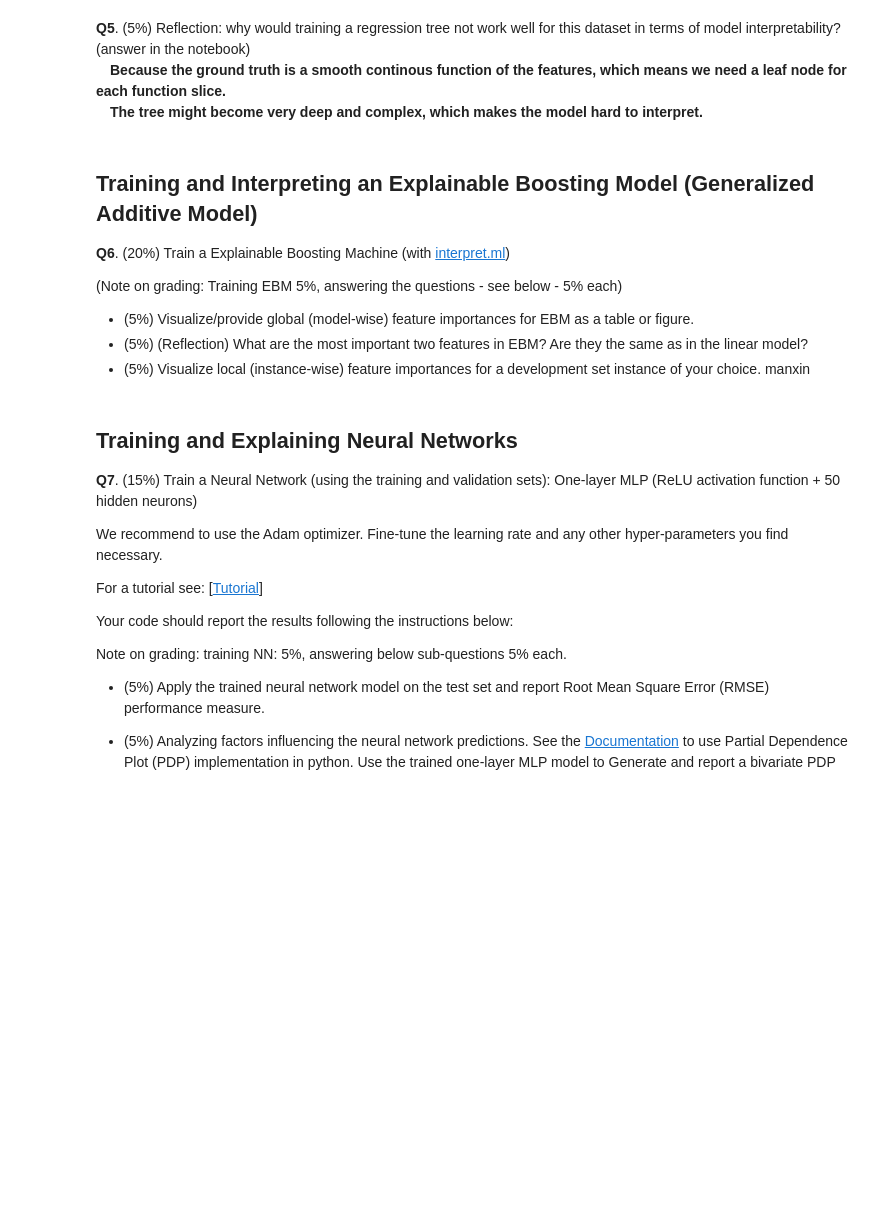
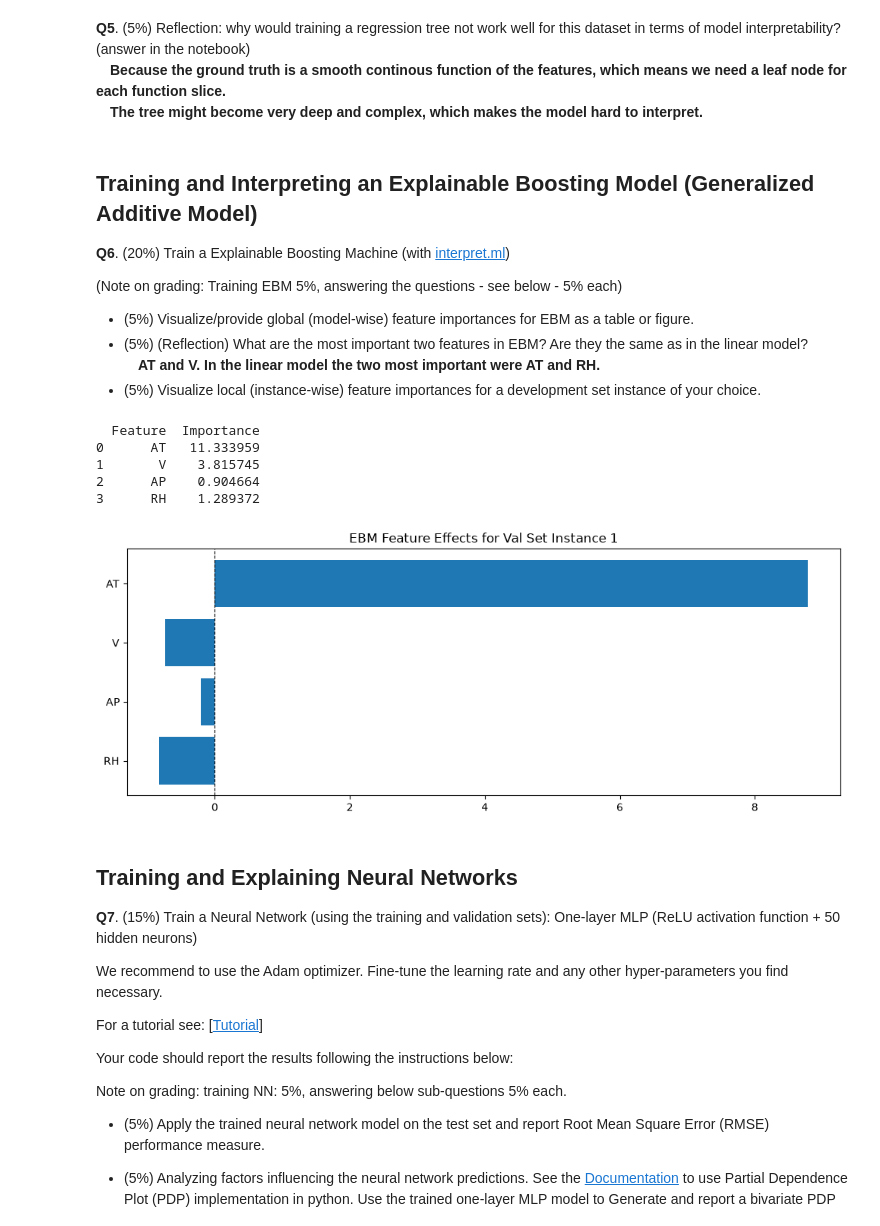
Before and after one commit to Maxouwe/MLBiihh, a Jupyter notebook: ML2026_assignment_4.ipynb, the cells around one changed output. Cells and saved outputs as stored; diff of their text form; code cells hidden in the pictures; blank space fills up the shorter version.

```diff
--- a/ML2026_assignment_4.ipynb
+++ b/ML2026_assignment_4.ipynb
@@ -202,5 +203,5 @@ Non-normalized weight of ambient temperature: -1.9998566489042697
 
 * (5%) Visualize/provide global (model-wise) feature importances for EBM as a table or figure.
 * (5%) (Reflection) What are the most important two features in EBM? Are they the same as in the linear model?
+&emsp;**AT and V. In the linear model the two most important were AT and RH.**
 * (5%) Visualize local (instance-wise) feature importances for a development set instance of your choice.
- manxin
@@ -215,3 +208,54 @@ from interpret import show
+# %%
+from interpret import set_visualize_provider
+from interpret.provider import InlineProvider
+set_visualize_provider(InlineProvider())
+from interpret.glassbox import ExplainableBoostingRegressor
+from interpret import show
+# EBM
+ebm = ExplainableBoostingRegressor(
+    interactions=0,      #we want to compare the linear regression to the EBM so we leave out feature interactions, and it speeds up the fitting alot
+    outer_bags=1,        #to speed up the fitting, changing outer_bags affects feature importance at most by abs(0.1) on this data set
+    max_bins=128         #to speed up the fitting, changing max_bins affects feature importance at most by abs(0.1) on this data set
+)
+
+ebm.fit(train_features.values, train_labels.values)
+
+#Generate table of feature importances (global)
+global_explanation = ebm.explain_global()
+
+summary_data = global_explanation.data()
+
+feat_names = ['AT', 'V', 'AP','RH']
+
+ebm_importance_df = pd.DataFrame({
+    'Feature': feat_names,
+    'Importance': summary_data['scores']
+})
+print(ebm_importance_df)
+
+#generate feature importance graph for dev instance one, like we did for Q4
+local_explanation = ebm.explain_local(dev_features.values[:1], dev_labels.values[:1])
+
+instance = local_explanation.data(0)
+
+feat_effect = np.flip(instance['scores'])
+
+fig, axes = plt.subplots(1, 1, figsize=(10, 4), sharey=True)
+
+# Plot for Validation Instance 1
+axes.barh(np.flip(feat_names), feat_effect, color='tab:blue')
+axes.set_title("EBM Feature Effects for Val Set Instance 1")
+axes.axvline(0, color='black', linewidth=0.8, linestyle='--')
+
+plt.tight_layout()
+plt.show()
+# %% [output]
+  Feature  Importance
+0      AT   11.333959
+1       V    3.815745
+2      AP    0.904664
+3      RH    1.289372
+[figure, added]
 # %% [markdown]
 ## Training and Explaining Neural Networks
 **Q7**. (15%) Train a Neural Network (using the training and validation sets): One-layer MLP (ReLU activation function + 50 hidden neurons)
```
Also changed, not shown: parts of 2 cells of this notebook.
